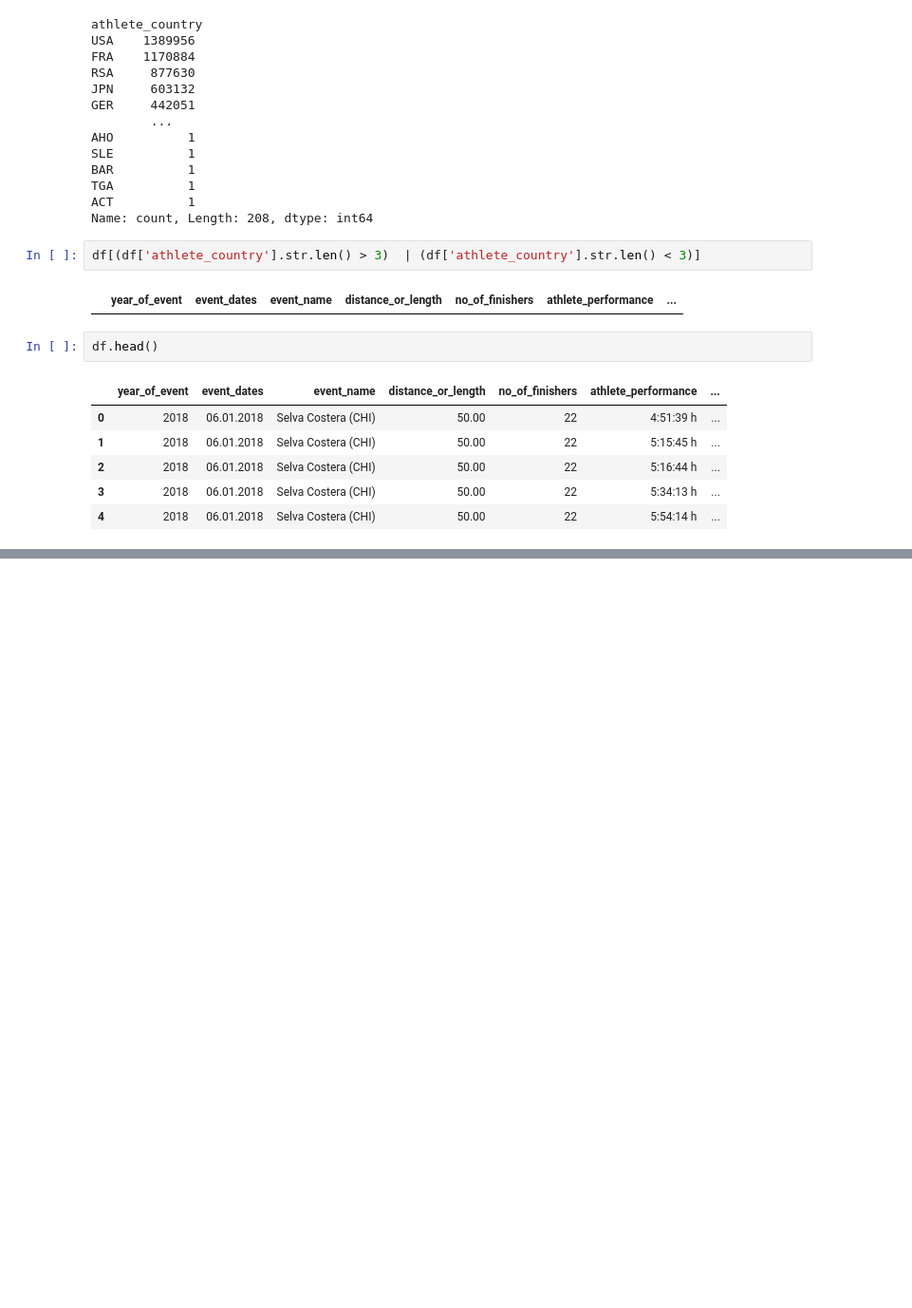
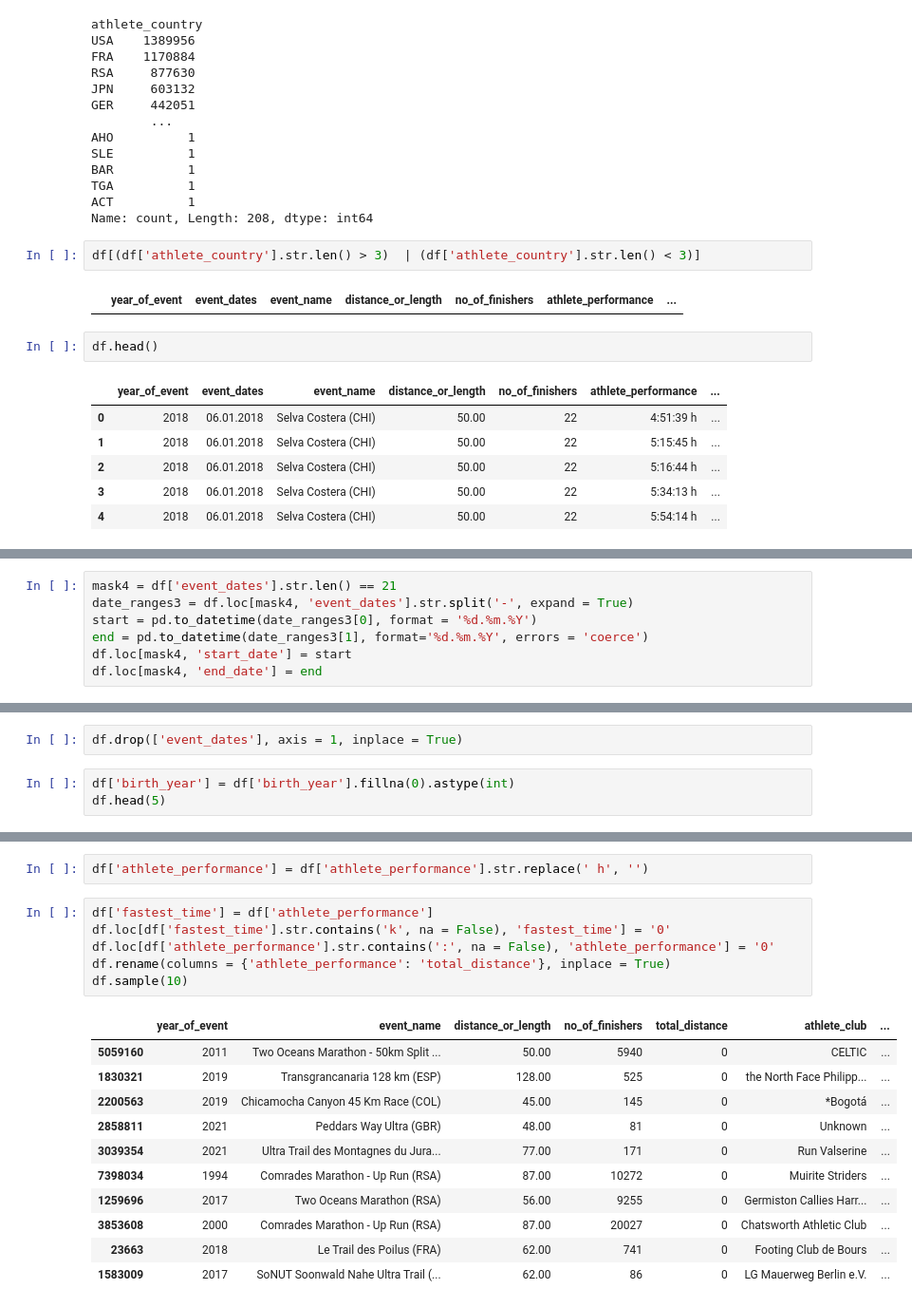
Before and after one commit to dmshakur/ultra-running-data-analysis, a Jupyter notebook: notebooks/data_processing.ipynb, the cells around one changed output, grey strips where cells are left out. Shown at 95% size. Cells and saved outputs as stored; diff of their text form; blank space fills up the shorter version.

```diff
--- a/notebooks/data_processing.ipynb
+++ b/notebooks/data_processing.ipynb
@@ -448,0 +442,7 @@ df.head()
+# %%
+mask4 = df['event_dates'].str.len() == 21
+date_ranges3 = df.loc[mask4, 'event_dates'].str.split('-', expand = True)
+start = pd.to_datetime(date_ranges3[0], format = '%d.%m.%Y')
+end = pd.to_datetime(date_ranges3[1], format='%d.%m.%Y', errors = 'coerce')
+df.loc[mask4, 'start_date'] = start
+df.loc[mask4, 'end_date'] = end
@@ -448,0 +458,5 @@ df.head()
+# %%
+df.drop(['event_dates'], axis = 1, inplace = True)
+# %%
+df['birth_year'] = df['birth_year'].fillna(0).astype(int)
+df.head(5)
@@ -448,0 +498,20 @@ df.head()
+# %%
+df['athlete_performance'] = df['athlete_performance'].str.replace(' h', '')
+# %%
+df['fastest_time'] = df['athlete_performance']
+df.loc[df['fastest_time'].str.contains('k', na = False), 'fastest_time'] = '0'
+df.loc[df['athlete_performance'].str.contains(':', na = False), 'athlete_performance'] = '0'
+df.rename(columns = {'athlete_performance': 'total_distance'}, inplace = True)
+df.sample(10)
+# %% [output]
+|  | year_of_event | event_name | distance_or_length | no_of_finishers | total_distance | athlete_club | ... |
+| 5059160 | 2011 | Two Oceans Marathon - 50km Split ... | 50.00 | 5940 | 0 | CELTIC | ... |
+| 1830321 | 2019 | Transgrancanaria 128 km (ESP) | 128.00 | 525 | 0 | the North Face Philipp... | ... |
+| 2200563 | 2019 | Chicamocha Canyon 45 Km Race (COL) | 45.00 | 145 | 0 | *Bogotá | ... |
+| 2858811 | 2021 | Peddars Way Ultra (GBR) | 48.00 | 81 | 0 | Unknown | ... |
+| 3039354 | 2021 | Ultra Trail des Montagnes du Jura... | 77.00 | 171 | 0 | Run Valserine | ... |
+| 7398034 | 1994 | Comrades Marathon - Up Run (RSA) | 87.00 | 10272 | 0 | Muirite Striders | ... |
+| 1259696 | 2017 | Two Oceans Marathon (RSA) | 56.00 | 9255 | 0 | Germiston Callies Harr... | ... |
+| 3853608 | 2000 | Comrades Marathon - Up Run (RSA) | 87.00 | 20027 | 0 | Chatsworth Athletic Club | ... |
+| 23663 | 2018 | Le Trail des Poilus (FRA) | 62.00 | 741 | 0 | Footing Club de Bours | ... |
+| 1583009 | 2017 | SoNUT Soonwald Nahe Ultra Trail (... | 62.00 | 86 | 0 | LG Mauerweg Berlin e.V. | ... |
```
Also changed, not shown: parts of 24 cells of this notebook.
